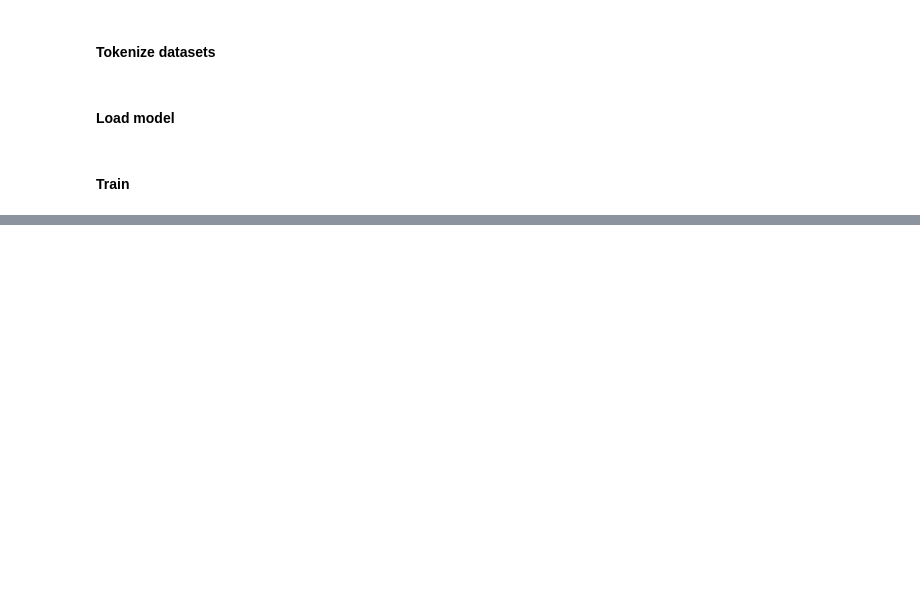
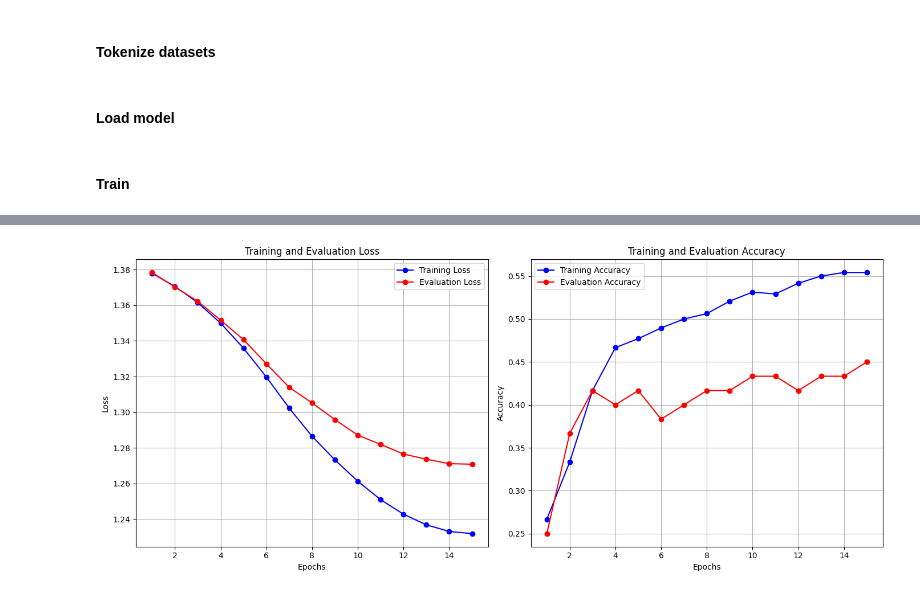
Before and after one commit to zz9tf/Fine-Tuned-GPT-2-with-articles-ground-truth, a Jupyter notebook: code/llamaIndex/experiment/step_3_level_predictor/level_predictor.ipynb, the cells around one changed output, grey strips where cells are left out. Saved outputs shown, nothing was run; the diff lists cells and outputs as text; code cells hidden in the pictures; blank space fills up the shorter version.

```diff
--- a/code/llamaIndex/experiment/step_3_level_predictor/level_predictor.ipynb
+++ b/code/llamaIndex/experiment/step_3_level_predictor/level_predictor.ipynb
@@ -73,0 +436,47 @@ trainer.push_to_hub(repo_id="zz9tf/level-predictor")
+# %%
+import matplotlib.pyplot as plt
+
+# Sample data (from your logs)
+training_loss = [1.377984881401062, 1.3706018924713135, 1.3614718914031982, 1.3499618768692017, 1.335994005203247,
+                 1.3197656869888306, 1.3023382425308228, 1.2865045070648193, 1.2732361555099487, 1.2613259553909302,
+                 1.2509328126907349, 1.2428061962127686, 1.236816644668579, 1.2331262826919556, 1.2318997383117676]
+training_accuracy = [0.26666666666666666, 0.3333333333333333, 0.4166666666666667, 0.4666666666666667, 0.47708333333333336,
+                     0.4895833333333333, 0.5, 0.50625, 0.5208333333333334, 0.53125, 0.5291666666666667, 0.5416666666666666,
+                     0.55, 0.5541666666666667, 0.5541666666666667]
+
+evaluation_loss = [1.3784034252166748, 1.370236873626709, 1.3622474670410156, 1.3516392707824707, 1.340762734413147,
+                   1.327192783355713, 1.314005970954895, 1.3052064180374146, 1.2958738803863525, 1.2871356010437012,
+                   1.281928300857544, 1.2765429019927979, 1.2736518383026123, 1.2711321115493774, 1.2708419561386108]
+evaluation_accuracy = [0.25, 0.36666666666666664, 0.4166666666666667, 0.4, 0.4166666666666667, 0.38333333333333336,
+                       0.4, 0.4166666666666667, 0.4166666666666667, 0.43333333333333335, 0.43333333333333335,
+                       0.4166666666666667, 0.43333333333333335, 0.43333333333333335, 0.45]
+
+# Number of epochs
+epochs = range(1, len(training_loss) + 1)
+
+# Create subplots for loss and accuracy
+fig, (ax1, ax2) = plt.subplots(1, 2, figsize=(14, 6))
+
+# Plot loss
+ax1.plot(epochs, training_loss, label='Training Loss', marker='o', color='b')
+ax1.plot(epochs, evaluation_loss, label='Evaluation Loss', marker='o', color='r')
+ax1.set_title('Training and Evaluation Loss')
+ax1.set_xlabel('Epochs')
+ax1.set_ylabel('Loss')
+ax1.legend()
+ax1.grid(True)
+
+# Plot accuracy
+ax2.plot(epochs, training_accuracy, label='Training Accuracy', marker='o', color='b')
+ax2.plot(epochs, evaluation_accuracy, label='Evaluation Accuracy', marker='o', color='r')
+ax2.set_title('Training and Evaluation Accuracy')
+ax2.set_xlabel('Epochs')
+ax2.set_ylabel('Accuracy')
+ax2.legend()
+ax2.grid(True)
+
+# Show the plots
+plt.tight_layout()
+plt.show()
+# %% [output]
+[figure, added]
```
Also changed, not shown: parts of 28 cells of this notebook, 28 other files.
